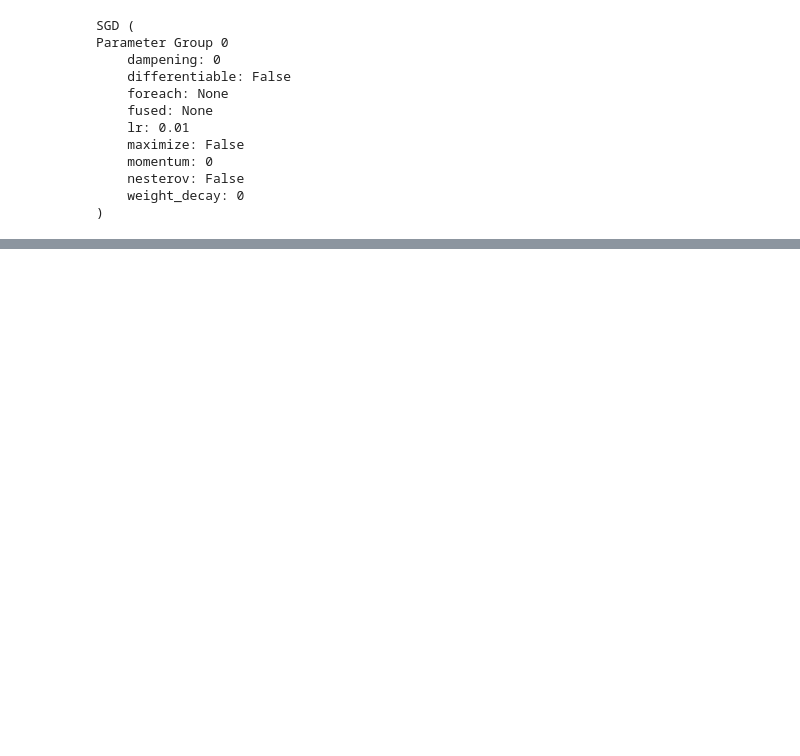
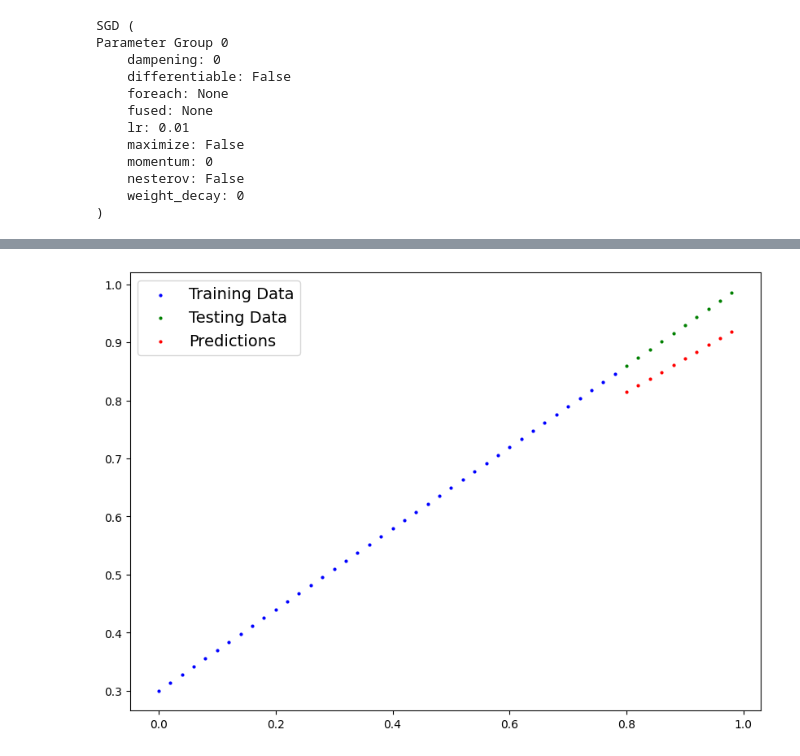
Before and after one commit to virvihuta/vh-learning-playground, a Jupyter notebook: 01_pytorch_workflow.ipynb, the cells around one changed output, grey strips where cells are left out. Saved outputs shown, nothing was run; the diff lists cells and outputs as text; code cells hidden in the pictures; blank space fills up the shorter version.

```diff
--- a/01_pytorch_workflow.ipynb
+++ b/01_pytorch_workflow.ipynb
@@ -179,12 +179,14 @@ Parameter Group 0
 # %%
 #building a training loop
 
-epochs = 1
+epochs = 100
 
 for epoch in range(epochs):
     model_0.train()
     y_pred = model_0(X_train)
     loss1 = loss(y_pred, y_train)
+    print(f"Loss: {loss1}")
     optimizer.zero_grad()
     loss1.backward()
     optimizer.step()
+    print(model_0.state_dict())
@@ -190,0 +215,5 @@ for epoch in range(epochs):
+# %%
+with torch.inference_mode():
+    y_preds_new = model_0(X_test)
+
+print(y_preds_new)
@@ -190,0 +231,4 @@ for epoch in range(epochs):
+# %%
+plot_prediction(predictions=y_preds_new)
+# %% [output]
+[figure, added]
```
Also changed, not shown: parts of 3 cells of this notebook.
